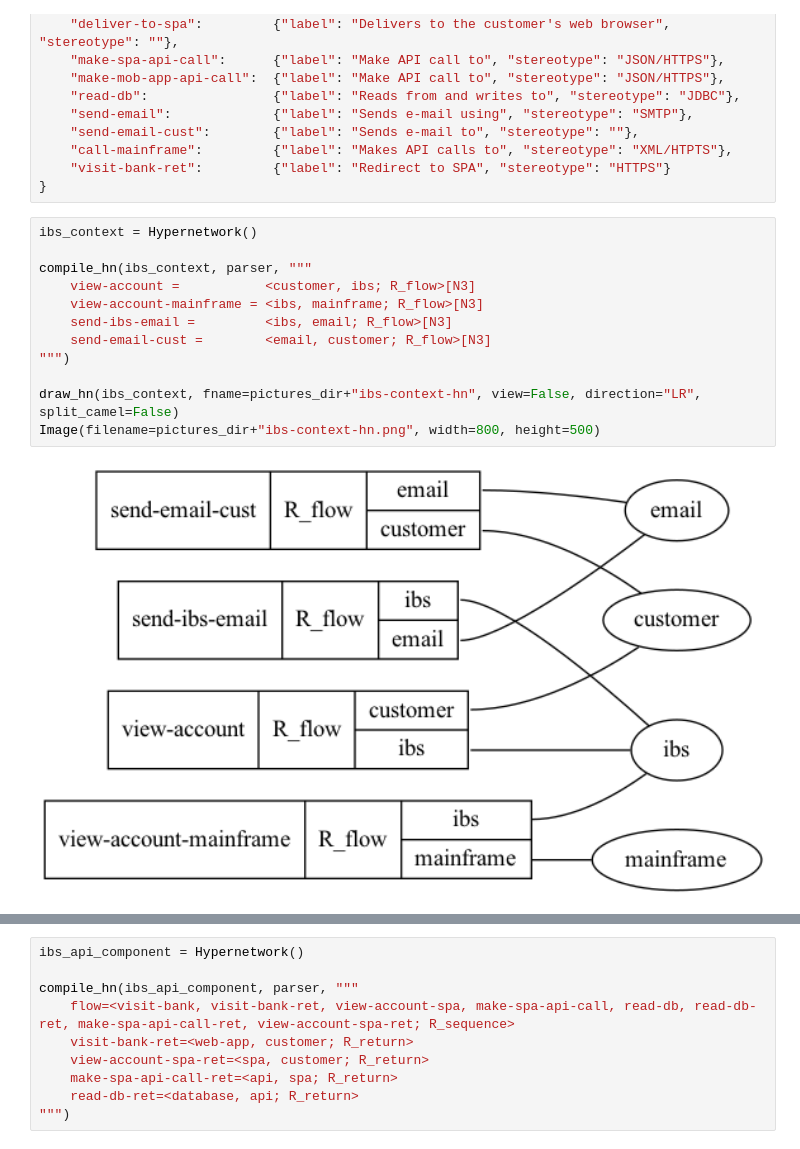
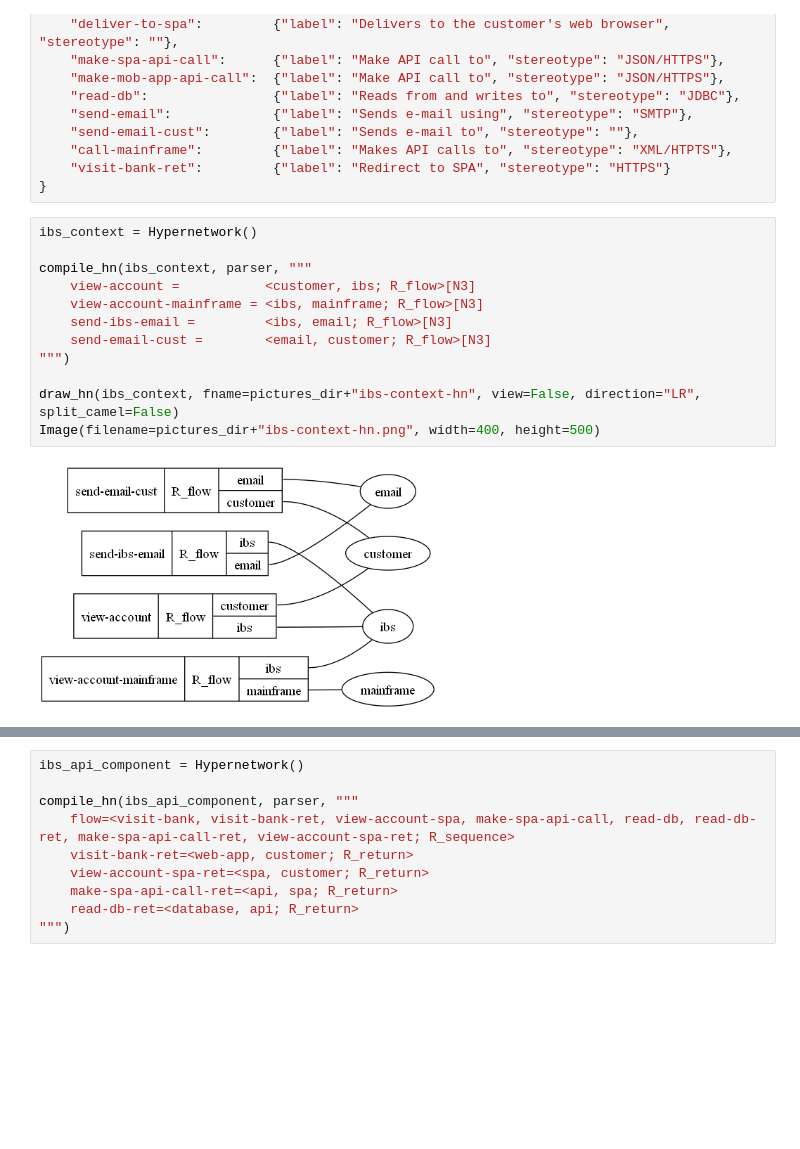
Before and after one commit to rdchar/Hora, a Jupyter notebook: examples/C4.ipynb, the cells around one changed output, grey strips where cells are left out. Cells and saved outputs as stored; diff of their text form; blank space fills up the shorter version.

```diff
--- a/examples/C4.ipynb
+++ b/examples/C4.ipynb
@@ -49,17 +49,17 @@ lookup={
 # %%
 ibs_context = Hypernetwork()
 
 compile_hn(ibs_context, parser, """
     view-account =           <customer, ibs; R_flow>[N3]
     view-account-mainframe = <ibs, mainframe; R_flow>[N3]
     send-ibs-email =         <ibs, email; R_flow>[N3]
     send-email-cust =        <email, customer; R_flow>[N3]
 """)
 
 draw_hn(ibs_context, fname=pictures_dir+"ibs-context-hn", view=False, direction="LR", split_camel=False)
-Image(filename=pictures_dir+"ibs-context-hn.png", width=800, height=500)
+Image(filename=pictures_dir+"ibs-context-hn.png", width=400, height=500)
 # %% [output]
-[figure, old version]
+[figure, new version]
 # %%
 ibs_container = Hypernetwork()
 
```
Also changed, not shown: parts of 4 cells of this notebook, 2 other files.
